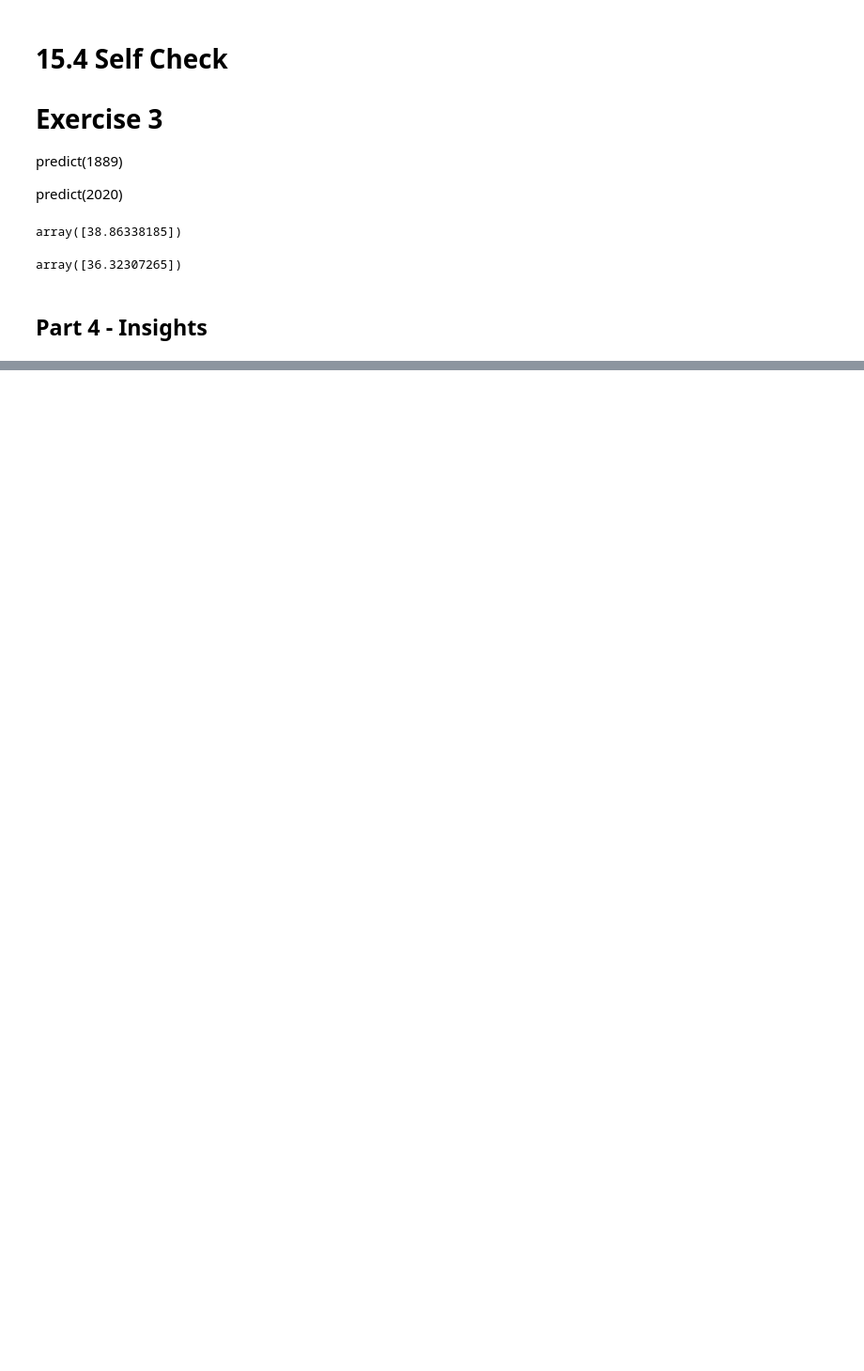
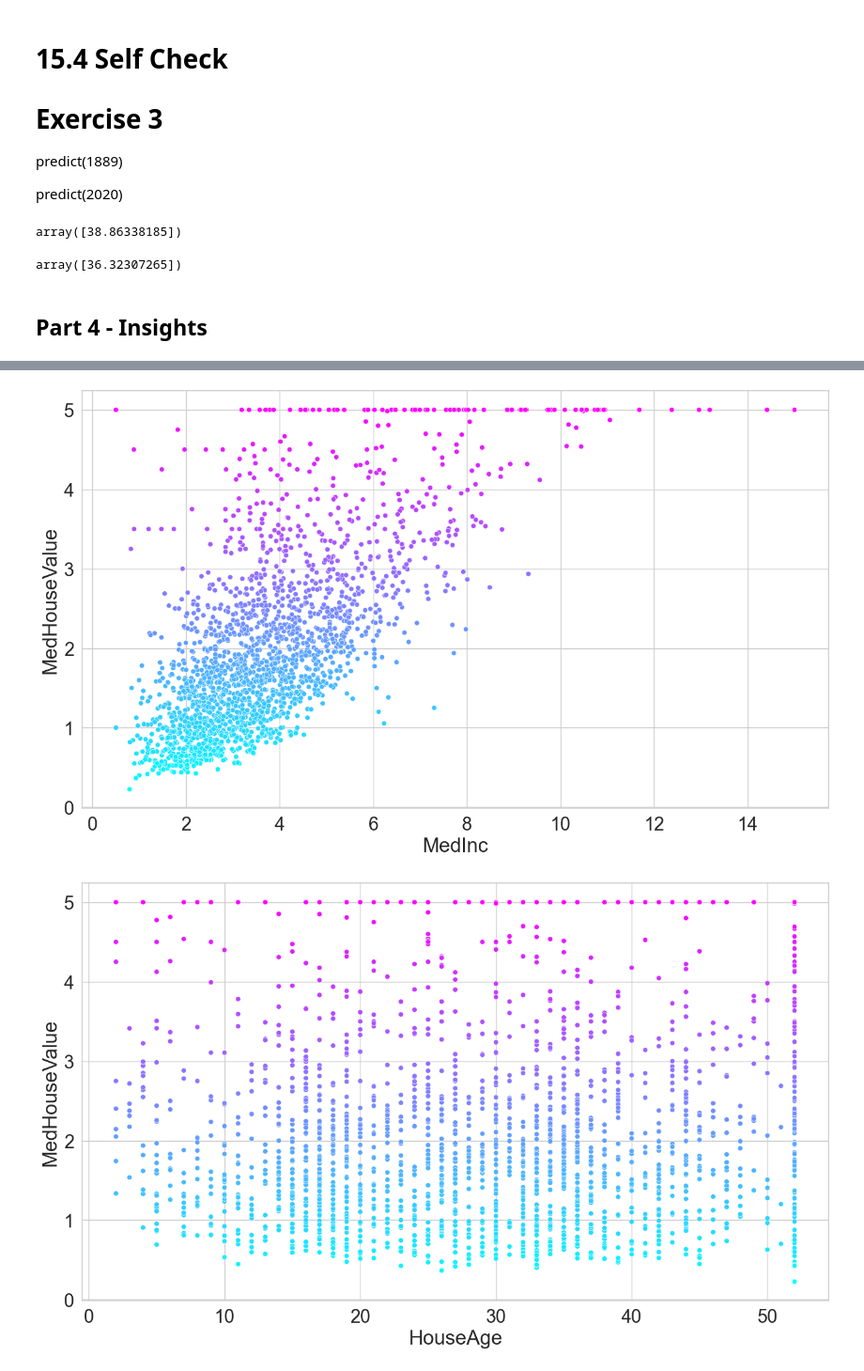
Before and after one commit to Airfirm/datafun-07-ml, a Jupyter notebook: femi_ml.ipynb, the cells around one changed output, grey strips where cells are left out. Shown at 94% size. Drawn from its saved outputs; the diff is of its cells as text; code cells hidden in the pictures; blank space fills up the shorter version.

```diff
--- a/femi_ml.ipynb
+++ b/femi_ml.ipynb
@@ -632,0 +420,8 @@ plt.show()
+# %%
+# 15.5 Case Study: Multiple Linear Regression with the California Housing Dataset
+
+# 15.5.1 Loading the Dataset
+# Loading the Data
+from sklearn.datasets import fetch_california_housing
+
+california = fetch_california_housing()
@@ -632,0 +508,6 @@ plt.show()
+# %%
+# Creating DataFrame from the Dataset, both features and target
+california_df = pd.DataFrame(california.data,
+                              columns=california.feature_names)
+
+california_df['MedHouseValue'] = pd.Series(california.target)
@@ -632,0 +527,21 @@ plt.show()
+# %%
+# 15.5.3 Visualizing the Features
+# We are using 10% of the dataset for visualization, using DataFrame method `sample()` for clear visualization
+
+sample_df = california_df.sample(frac=0.1, random_state=17)
+# %%
+# import matplotlib.pyplot as plt
+# import seaborn as sns
+
+sns.set(font_scale=2)
+
+sns.set_style('whitegrid')
+# %%
+for feature in california.feature_names:
+     plt.figure(figsize=(16, 9))
+     sns.scatterplot(data=sample_df, x=feature,
+                     y='MedHouseValue', hue='MedHouseValue',
+                     palette='cool', legend=False)
+# %% [output]
+[figure, added]
+[figure, added]
```
Also changed, not shown: parts of 65 cells of this notebook.
